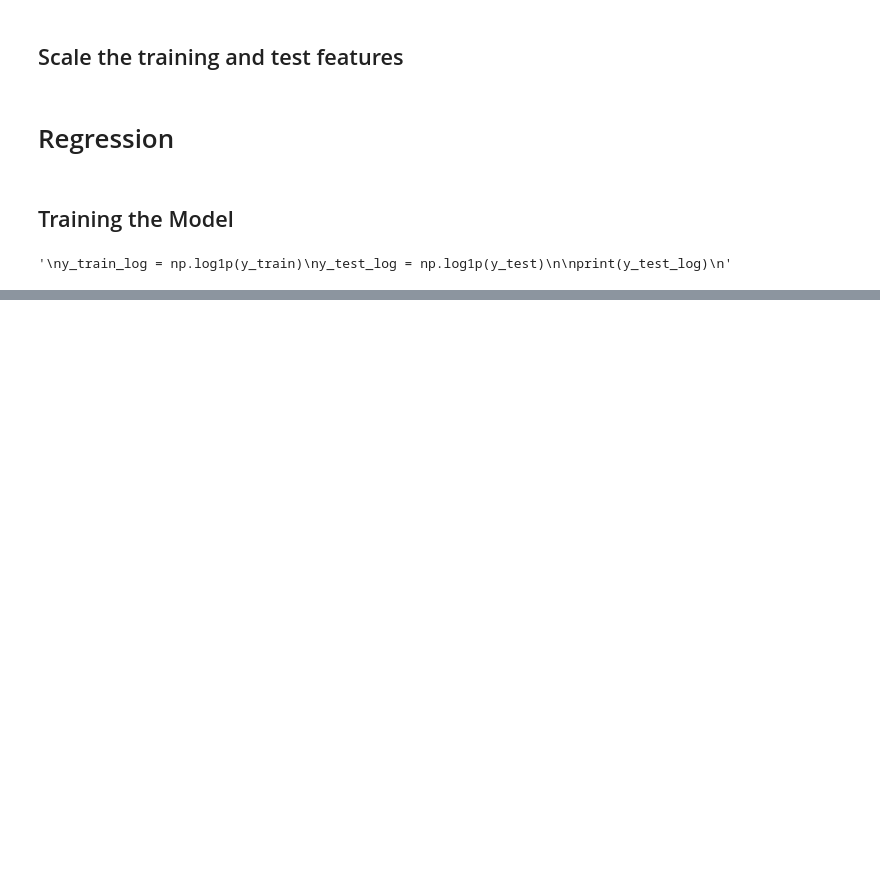
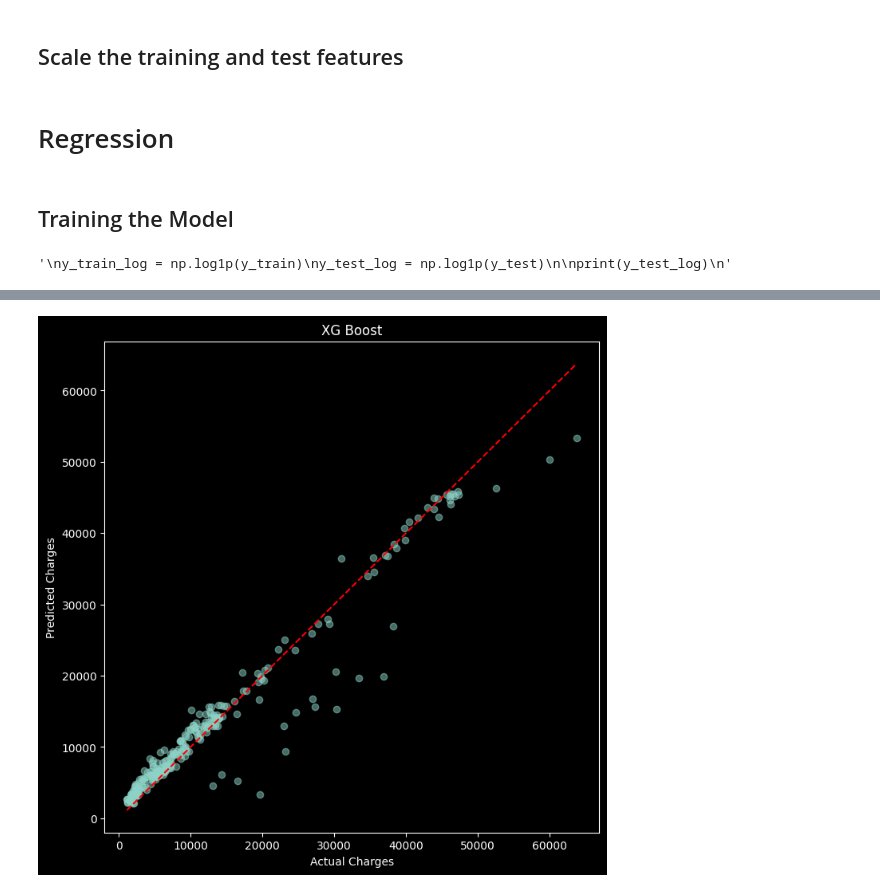
Before and after one commit to Muhammad-Bilal1605/LearningAI, a Jupyter notebook: scripts/assignment_6/assignment_6_basic_ml_task_1.ipynb, the cells around one changed output, grey strips where cells are left out. Cells and saved outputs as stored; diff of their text form; code cells hidden in the pictures; blank space fills up the shorter version.

Commit message:
assignment_6_task_1: refractoring and saving model in task1

```diff
--- a/scripts/assignment_6/assignment_6_basic_ml_task_1.ipynb
+++ b/scripts/assignment_6/assignment_6_basic_ml_task_1.ipynb
@@ -74,5 +109,5 @@ X
 # %%
-y = df.iloc[:, 6]
+y = df.iloc[:, 5]
 y
 # %% [output]
 0       16884.92400
@@ -127,7 +166,3 @@ model.compile(
     optimizer='adam',
     metrics=['mae']
 )
-
-model.fit(X_train, y_train, epochs=200, validation_data=(X_test, y_test))
-
-y_pred = model.predict(X_test).ravel()
@@ -225,0 +169,87 @@ plt.show()
+# %%
+
+if os.path.exists(MODEL_PATH_XG) and os.path.exists(SCALER_PATH) and os.path.exists(HISTORY_PATH) and os.path.exists(
+        OHE_ENCODER_PATH) and os.path.exists(LABEL_ENCODER_PATH):
+    print("Loading Already Present Model")
+    model = joblib.load(MODEL_PATH_XG)
+    scaler = joblib.load(SCALER_PATH)
+    history = joblib.load(HISTORY_PATH)
+    ohe = joblib.load(OHE_ENCODER_PATH)
+    le = joblib.load(OHE_ENCODER_PATH)
+
+    #evaluation
+    y_pred_xg = model.predict(dtest)
+    model.predict(dtest)
+    plt.figure(figsize=(8, 8))
+    plt.scatter(y_test, y_pred_xg, alpha=0.5)
+    plt.plot([y_test.min(), y_test.max()], [y_test.min(), y_test.max()], 'r--')
+    plt.xlabel("Actual Charges")
+    plt.ylabel("Predicted Charges")
+    plt.title("XG Boost")
+    plt.show()
+else:
+    print("Making a new Model")
+    # Neural Network
+    history = model.fit(X_train, y_train, epochs=200, validation_data=(X_test, y_test), verbose=False)
+
+    # Scikit LinearRegression
+    lr = LinearRegression()
+    lr.fit(X_train, y_train)
+
+    # xgboost
+    model_xgboost = xgb.train(
+        params={"objective": "reg:squarederror", "eval_metric": "mae"},
+        dtrain=dtrain,
+        num_boost_round=10,
+        verbose_eval=False,
+        evals=[(dtrain, "train"), (dtest, "test")]
+    )
+
+    # getting prediction of all models
+    y_pred = model.predict(X_test).ravel()
+    library_pred = lr.predict(X_test).ravel()
+    y_pred_xg = model_xgboost.predict(dtest)
+
+    # getting r2 scores of all models
+    nn_r2 = r2_score(y_test, y_pred)
+    scikit_r2 = r2_score(y_test, library_pred)
+    xg_r2 = r2_score(y_test, y_pred_xg)
+
+    # Saving the models
+    model.save(MODEL_PATH_NN)
+    joblib.dump(lr, MODEL_PATH_SK)
+    joblib.dump(model_xgboost, MODEL_PATH_XG)
+
+    # saving the scalers and encoders
+    joblib.dump(minmax, SCALER_PATH)
+    joblib.dump(ohe, OHE_ENCODER_PATH)
+    joblib.dump(label_encoder, LABEL_ENCODER_PATH)
+
+    #savng history
+    joblib.dump(history.history, HISTORY_PATH)
+
+    #evaluation
+    plt.figure(figsize=(8, 8))
+    plt.scatter(y_test, y_pred, alpha=0.5)
+    plt.plot([y_test.min(), y_test.max()], [y_test.min(), y_test.max()], 'r--')
+    plt.xlabel("Actual Charges")
+    plt.ylabel("Predicted Charges")
+    plt.title("Neural Network")
+    plt.show()
+
+    plt.figure(figsize=(8, 8))
+    plt.scatter(y_test, library_pred, alpha=0.5)
+    plt.plot([y_test.min(), y_test.max()], [y_test.min(), y_test.max()], 'r--')
+    plt.xlabel("Actual Charges")
+    plt.ylabel("Predicted Charges")
+    plt.title("Scikit Linear Regression")
+    plt.show()
+
+    plt.figure(figsize=(8, 8))
+    plt.scatter(y_test, y_pred_xg, alpha=0.5)
+    plt.plot([y_test.min(), y_test.max()], [y_test.min(), y_test.max()], 'r--')
+    plt.xlabel("Actual Charges")
+    plt.ylabel("Predicted Charges")
+    plt.title("XG Boost")
+    plt.show()
+# %% [output]
@@ -225,0 +257 @@ plt.show()
+[figure, added]
```
Also changed, not shown: parts of 19 cells of this notebook.
